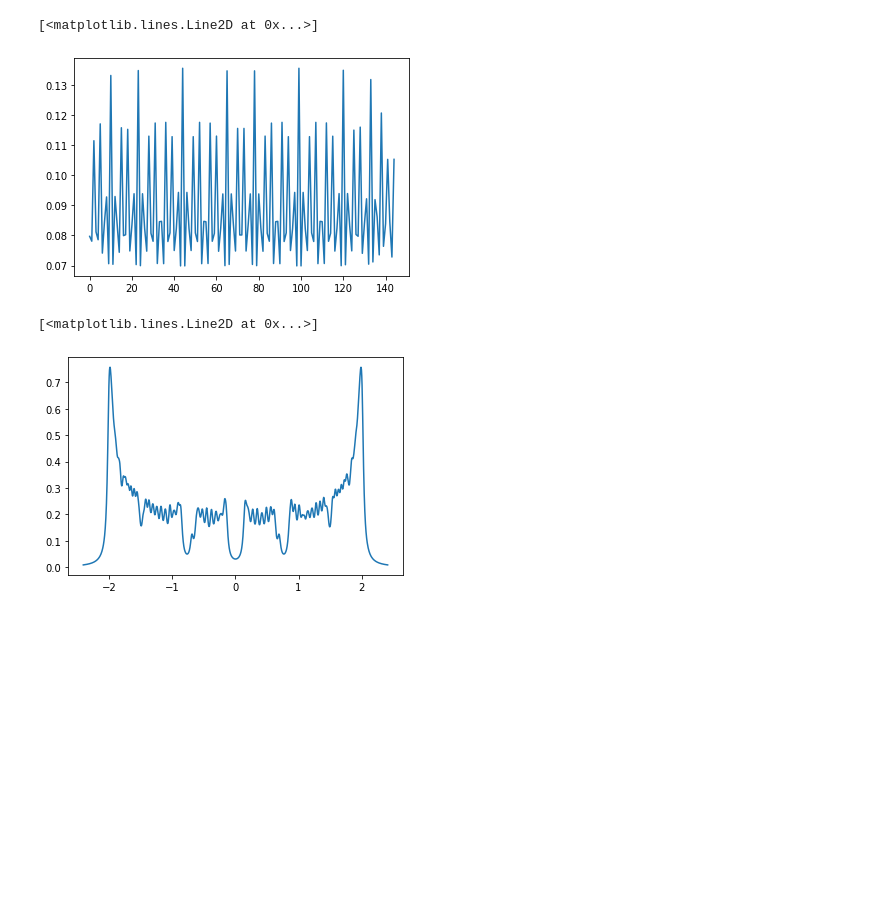
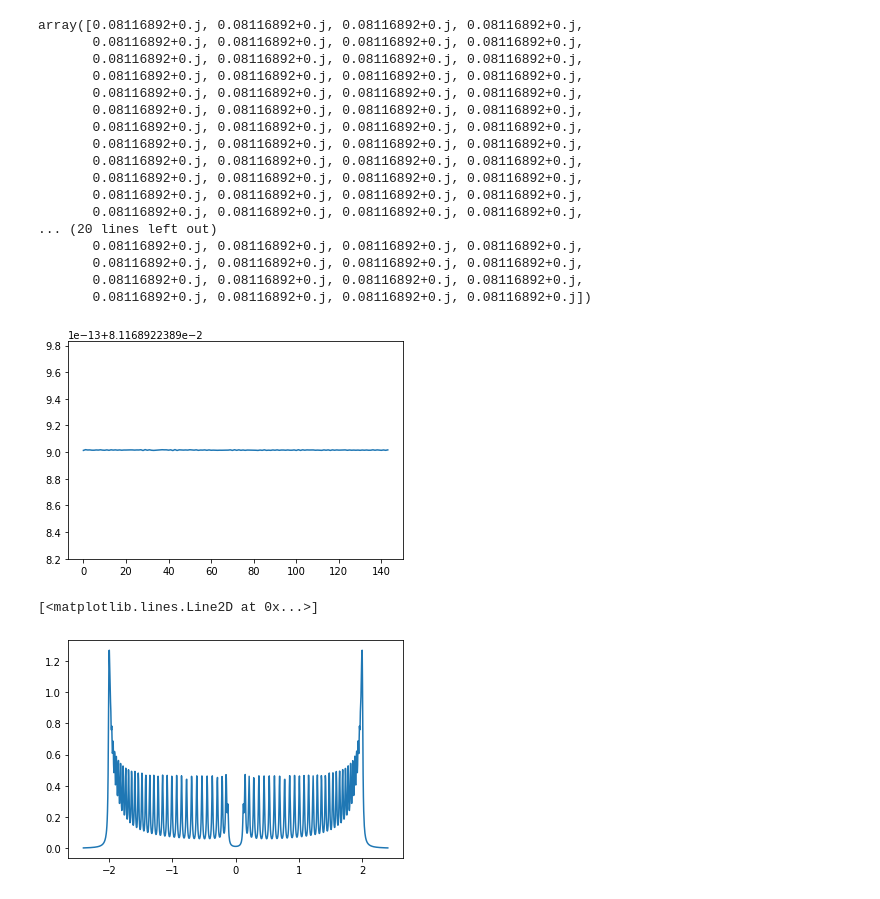
Before and after one commit to gautamra/Superconducting-Fibonacci-chain, a Jupyter notebook: SC-Fibonacci-library.ipynb, the cells around one changed output. Cells and saved outputs as stored; diff of their text form; code cells hidden in the pictures; blank space fills up the shorter version.

```diff
--- a/SC-Fibonacci-library.ipynb
+++ b/SC-Fibonacci-library.ipynb
@@ -157,5 +162,11 @@ class TBmodel:
 
         self.LDOS = (DOSu + DOSv)/self.LL
         return  self.LDOS,eex
+
+    def get_ham(self,inds):
+        if inds == 'full':
+            return self.fsyst.hamiltonian_submatrix(params = dict(Delta = self.Delta, Pot = self.Pot))
+        else:
+            return self.fsyst.hamiltonian(*inds, params = dict(Delta = self.Delta, Pot = self.Pot))
 # %%
 class simple_ring(TBmodel):
@@ -175,5 +189,11 @@ class simple_ring(TBmodel):
 # %%
-def chainFC(n = 3, t=-1, w = 0.1, phi = 0, u = 0, v = 0, wu = 0, wv = 0):
+def chainFC(n = 3, t=-1, w = 0.1, phi = 0, u = 0, v = 0, wu = 0, wv = 0, PBC = True):
+    """
+    Generates the hoppings, the on-site potentials, and the BCS attraction terms for a chain of length Fibonacci_number[n]
+    The ts modulate according to the Fibonacci word with tA-tB = w and phi = phi. On-site potential and BCS attraction
+    is drawn from the uniform distribution u±wu and v±wv respectively. PBC = True will use periodic boundary conditions,
+    while PBC=False will use open boundary conditions.
+    """
     L = Fibonacci_number[n]
     tau = tau_approximant[n]
     FC = FCs.get_chain(n,phi)
@@ -182,13 +202,25 @@ def chainFC(n = 3, t=-1, w = 0.1, phi = 0, u = 0, v = 0, wu = 0, wv = 0):
     wb = tau*wa
 
     ts = [1-wa if letter =="A" else 1+wb for letter in FC]
-    chain = {
-        "N": L+1,
-        "t": -np.array(ts),
-        "u" : u - wu/2 + wu*np.random.rand(L+1),
-        "v" : v - wv/2 + wv*np.random.rand(L+1)
-    }
+
+    if PBC:
+        chain = {
+            "N": L,
+            "t": -np.array(ts),
+            "u" : u - wu/2 + wu*np.random.rand(L),
+            "v" : v - wv/2 + wv*np.random.rand(L)
+        }
+
+    else:
+        chain = {
+            "N": L+1,
+            "t": -np.concatenate((np.zeros(1),np.array(ts))),
+            "u" : u - wu/2 + wu*np.random.rand(L+1),
+            "v" : v - wv/2 + wv*np.random.rand(L+1)
+        }
+
     return chain
 # %%
-test = simple_ring(chainFC(n = 10,v = 1.5, u = -0.75,w = 0.1))
+chain = chainFC(n = 10, v = -1.5, u = 0.75, w = 0.1,PBC = True)
+chain
 # %% [output]
@@ -195,0 +244,2 @@ Convergence took 20 iterations
+# %%
+Model = simple_ring(chain)
@@ -196,11 +270,28 @@ Convergence took 20 iterations
 # %%
-plt.plot(test.Delta)
+plt.plot(Model.Delta)
+Model.Delta
 # %% [output]
-[<matplotlib.lines.Line2D at 0x...>]
+array([0.08116892+0.j, 0.08116892+0.j, 0.08116892+0.j, 0.08116892+0.j,
+       0.08116892+0.j, 0.08116892+0.j, 0.08116892+0.j, 0.08116892+0.j,
+       0.08116892+0.j, 0.08116892+0.j, 0.08116892+0.j, 0.08116892+0.j,
+       0.08116892+0.j, 0.08116892+0.j, 0.08116892+0.j, 0.08116892+0.j,
+       0.08116892+0.j, 0.08116892+0.j, 0.08116892+0.j, 0.08116892+0.j,
+       0.08116892+0.j, 0.08116892+0.j, 0.08116892+0.j, 0.08116892+0.j,
+       0.08116892+0.j, 0.08116892+0.j, 0.08116892+0.j, 0.08116892+0.j,
+       0.08116892+0.j, 0.08116892+0.j, 0.08116892+0.j, 0.08116892+0.j,
+       0.08116892+0.j, 0.08116892+0.j, 0.08116892+0.j, 0.08116892+0.j,
+       0.08116892+0.j, 0.08116892+0.j, 0.08116892+0.j, 0.08116892+0.j,
+       0.08116892+0.j, 0.08116892+0.j, 0.08116892+0.j, 0.08116892+0.j,
+       0.08116892+0.j, 0.08116892+0.j, 0.08116892+0.j, 0.08116892+0.j,
+... (20 lines left out)
+       0.08116892+0.j, 0.08116892+0.j, 0.08116892+0.j, 0.08116892+0.j,
+       0.08116892+0.j, 0.08116892+0.j, 0.08116892+0.j, 0.08116892+0.j,
+       0.08116892+0.j, 0.08116892+0.j, 0.08116892+0.j, 0.08116892+0.j,
+       0.08116892+0.j, 0.08116892+0.j, 0.08116892+0.j, 0.08116892+0.j])
-[figure, old version]
+[figure, new version]
 # %%
-DOS, eex = test.get_DOS()
+DOS, eex = Model.get_DOS(gam = 0.01)
 plt.plot(eex, DOS)
 # %% [output]
 [<matplotlib.lines.Line2D at 0x...>]
-[figure, old version]
+[figure, new version]
```
Also changed, not shown: parts of 6 cells of this notebook.
